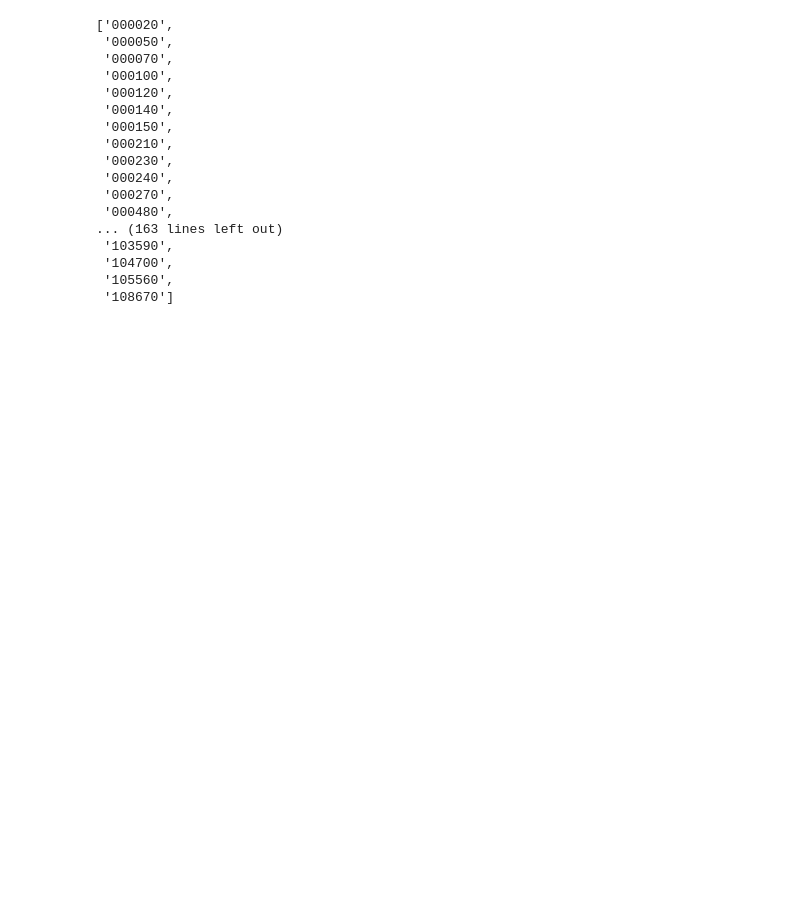
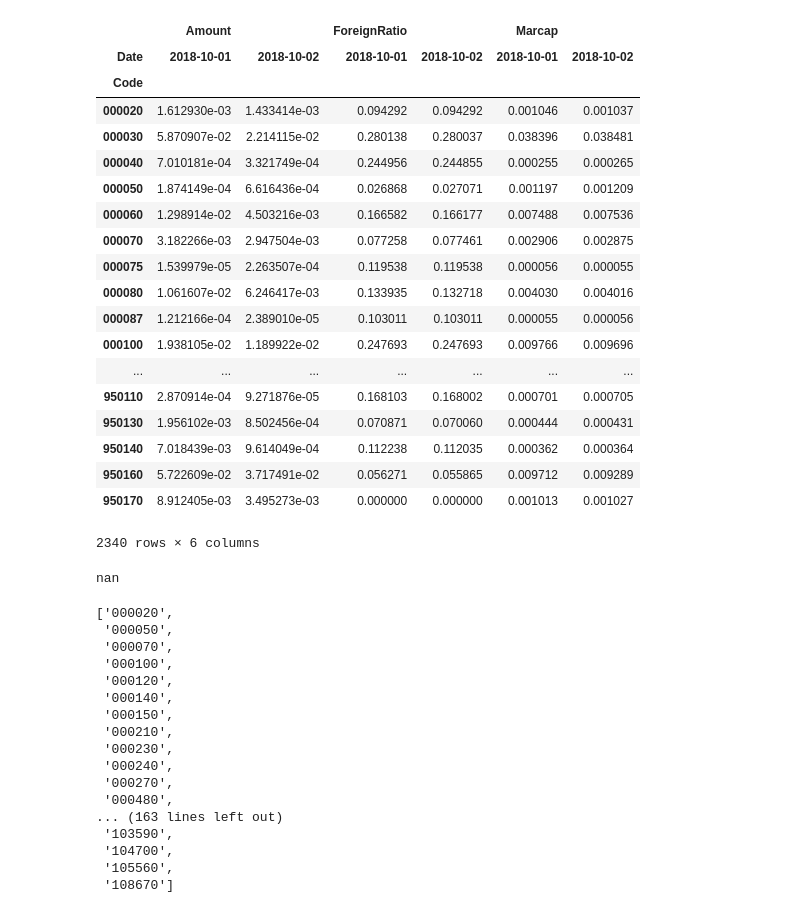
Before and after one commit to uhmppi1/korean_stock, a Jupyter notebook: Untitled.ipynb, the cells around one changed output. Drawn from its saved outputs; the diff is of its cells as text; code cells hidden in the pictures; blank space fills up the shorter version.

```diff
--- a/Untitled.ipynb
+++ b/Untitled.ipynb
@@ -8,3 +10,21 @@ rcParams['figure.figsize'] = 15, 6    # matlab 차트의 기본 크기를 15,6
 
 from pandas.plotting import register_matplotlib_converters
 register_matplotlib_converters()
+# %%
+df = mu.marcap_date_range('2018-10-01','2018-10-31', ['009150'] )
+featured_columns = ['Open', 'High', 'Low', 'Close', 'Volume', 'Amount',
+                          'Changes', 'ChagesRatio', 'Marcap', 'MarcapRatio', 'ForeignShares', 'ForeignRatio']
+df_k200_pv = pd.pivot_table(df, index='Code', columns='Date', values=featured_columns)
+print(df_k200_pv.shape)
+# df_k200_pv
+for col in featured_columns:
+    print(col)
+    print(df_k200_pv[col].min().min())
+    print(df_k200_pv[col].max().max())
+# df_k200_pv['Marcap'].min().min()
+# df_k200_pv['Marcap'].max().max()
+# df_k200_pv.isnull().any().any()
+# df_k200_pv['Marcap']
+# date_list = df['Date'].unique()
+# df_k200_pv[date_list[0]]['000010']
+# '000020' in date_list.index
@@ -10,0 +49,26 @@ register_matplotlib_converters()
+# %%
+for col in featured_columns:
+    scaler = preprocessing.MinMaxScaler()
+    df_k200_pv[col] = scaler.fit_transform(df_k200_pv[col].to_numpy())
+df_k200_pv
+# %% [output]
+|  | Amount |  | ForeignRatio |  | Marcap |  |
+| Date | 2018-10-01 | 2018-10-02 | 2018-10-01 | 2018-10-02 | 2018-10-01 | 2018-10-02 |
+| Code |  |  |  |  |  |  |
+| 000020 | 1.612930e-03 | 1.433414e-03 | 0.094292 | 0.094292 | 0.001046 | 0.001037 |
+| 000030 | 5.870907e-02 | 2.214115e-02 | 0.280138 | 0.280037 | 0.038396 | 0.038481 |
+| 000040 | 7.010181e-04 | 3.321749e-04 | 0.244956 | 0.244855 | 0.000255 | 0.000265 |
+| 000050 | 1.874149e-04 | 6.616436e-04 | 0.026868 | 0.027071 | 0.001197 | 0.001209 |
+| 000060 | 1.298914e-02 | 4.503216e-03 | 0.166582 | 0.166177 | 0.007488 | 0.007536 |
+| 000070 | 3.182266e-03 | 2.947504e-03 | 0.077258 | 0.077461 | 0.002906 | 0.002875 |
+| 000075 | 1.539979e-05 | 2.263507e-04 | 0.119538 | 0.119538 | 0.000056 | 0.000055 |
+| 000080 | 1.061607e-02 | 6.246417e-03 | 0.133935 | 0.132718 | 0.004030 | 0.004016 |
+| 000087 | 1.212166e-04 | 2.389010e-05 | 0.103011 | 0.103011 | 0.000055 | 0.000056 |
+| 000100 | 1.938105e-02 | 1.189922e-02 | 0.247693 | 0.247693 | 0.009766 | 0.009696 |
+| ... | ... | ... | ... | ... | ... | ... |
+| 950110 | 2.870914e-04 | 9.271876e-05 | 0.168103 | 0.168002 | 0.000701 | 0.000705 |
+| 950130 | 1.956102e-03 | 8.502456e-04 | 0.070871 | 0.070060 | 0.000444 | 0.000431 |
+| 950140 | 7.018439e-03 | 9.614049e-04 | 0.112238 | 0.112035 | 0.000362 | 0.000364 |
+| 950160 | 5.722609e-02 | 3.717491e-02 | 0.056271 | 0.055865 | 0.009712 | 0.009289 |
+| 950170 | 8.912405e-03 | 3.495273e-03 | 0.000000 | 0.000000 | 0.001013 | 0.001027 |
+2340 rows × 6 columns
@@ -11,3 +81,10 @@ register_matplotlib_converters()
+# %%
+if pd.isnull(df.at[1,1]) :
+    print('nan')
+else:
+    print('??')
+# %% [output]
+nan
 # %%
 mu.krx200_code_list
 # %% [output]
```
Also changed, not shown: parts of 8 cells of this notebook, 19 other files.
